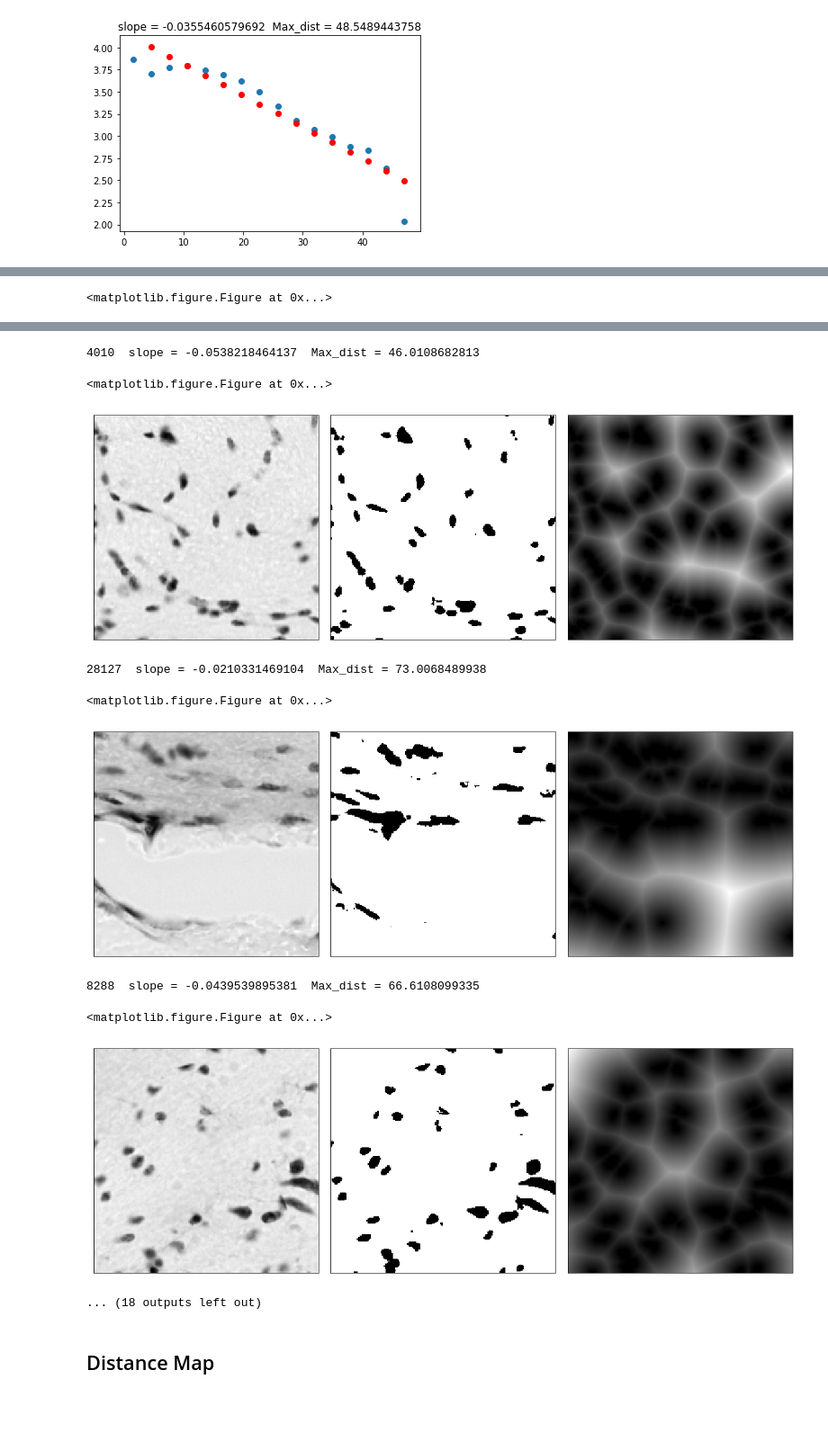
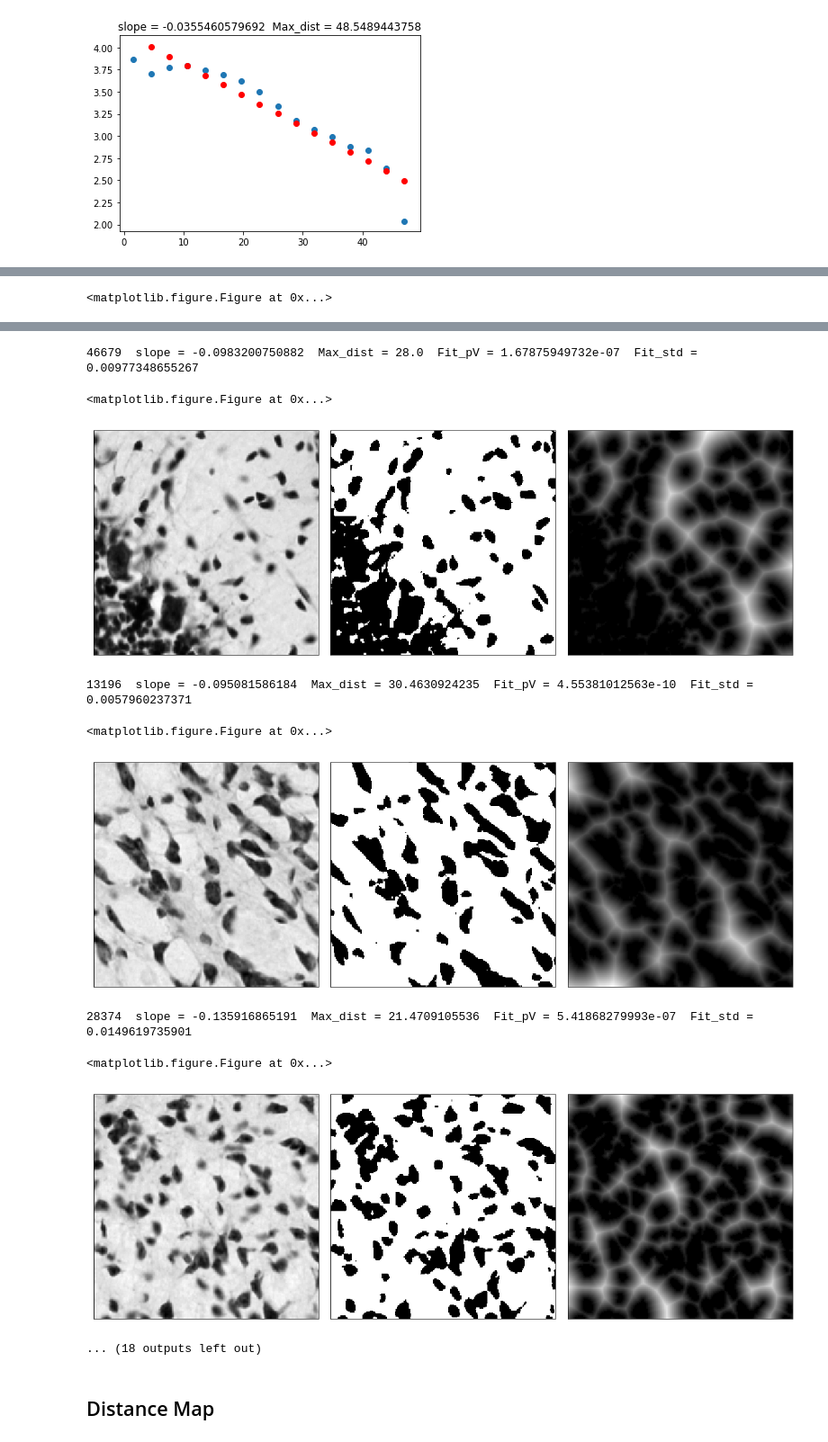
Before and after one commit to xiangjiph/MouseBrainAtlas, a Jupyter notebook: XJ/Extract_background_features.ipynb, the cells around one changed output, grey strips where cells are left out. Shown at 90% size. Saved outputs shown, nothing was run; the diff lists cells and outputs as text; code cells hidden in the pictures; blank space fills up the shorter version.

```diff
--- a/XJ/Extract_background_features.ipynb
+++ b/XJ/Extract_background_features.ipynb
@@ -355,6 +359,6 @@ plt.title('slope = '+str(dis_hist_LF.slope)+'  Max_dist = '+str(dis_hist_max))
 # %%
 # Combine
-tempPatchIndex_List = np.random.choice(patch_density_classes[0],10)
+tempPatchIndex_List = np.random.choice(patch_density_classes[20],10)
 for tempPatchIndex in tempPatchIndex_List:
     tempPatch = patches[tempPatchIndex];
     tempPatch_BW = tempPatch >= otsu_thresh
@@ -371,9 +375,11 @@ for tempPatchIndex in tempPatchIndex_List:
 
     dis_hist_count_log = np.log10(distance_im_his[0][1:])
     dis_hist_LF = linregress(dis_hist_bins_mid[1:], dis_hist_count_log)
+    dis_hist_LF_std = dis_hist_LF.stderr
+    dis_hist_LF_pv = dis_hist_LF.pvalue
     plt.figure();
 #     plt.imshow(tempPatch,cmap=plt.cm.gray)
-    print(str(tempPatchIndex)+'  slope = '+str(dis_hist_LF.slope)+'  Max_dist = '+str(dis_hist_max));
+    print(str(tempPatchIndex)+'  slope = '+str(dis_hist_LF.slope)+'  Max_dist = '+str(dis_hist_max)+'  Fit_pV = '+str(dis_hist_LF_pv)+'  Fit_std = '+str(dis_hist_LF_std));
     display_images_in_grids([tempPatch, tempPatch_BW,distance_im_n], nc=3, cmap=plt.cm.gray);
 
     # plt.scatter(dis_hist_bins_mid,np.log10(distance_im_his[0]));
@@ -386,12 +392,12 @@ for tempPatchIndex in tempPatchIndex_List:
-4010  slope = -0.0538218464137  Max_dist = 46.0108682813
+46679  slope = -0.0983200750882  Max_dist = 28.0  Fit_pV = 1.67875949732e-07  Fit_std = 0.00977348655267
 <matplotlib.figure.Figure at 0x...>
-[figure, old version]
+[figure, new version]
-28127  slope = -0.0210331469104  Max_dist = 73.0068489938
+13196  slope = -0.095081586184  Max_dist = 30.4630924235  Fit_pV = 4.55381012563e-10  Fit_std = 0.0057960237371
 <matplotlib.figure.Figure at 0x...>
-[figure, old version]
+[figure, new version]
-8288  slope = -0.0439539895381  Max_dist = 66.6108099335
+28374  slope = -0.135916865191  Max_dist = 21.4709105536  Fit_pV = 5.41868279993e-07  Fit_std = 0.0149619735901
 <matplotlib.figure.Figure at 0x...>
-[figure, old version]
+[figure, new version]
 ... (18 outputs left out)
 # %% [markdown]
 ## Distance Map
```
Also changed, not shown: parts of 4 cells of this notebook.
